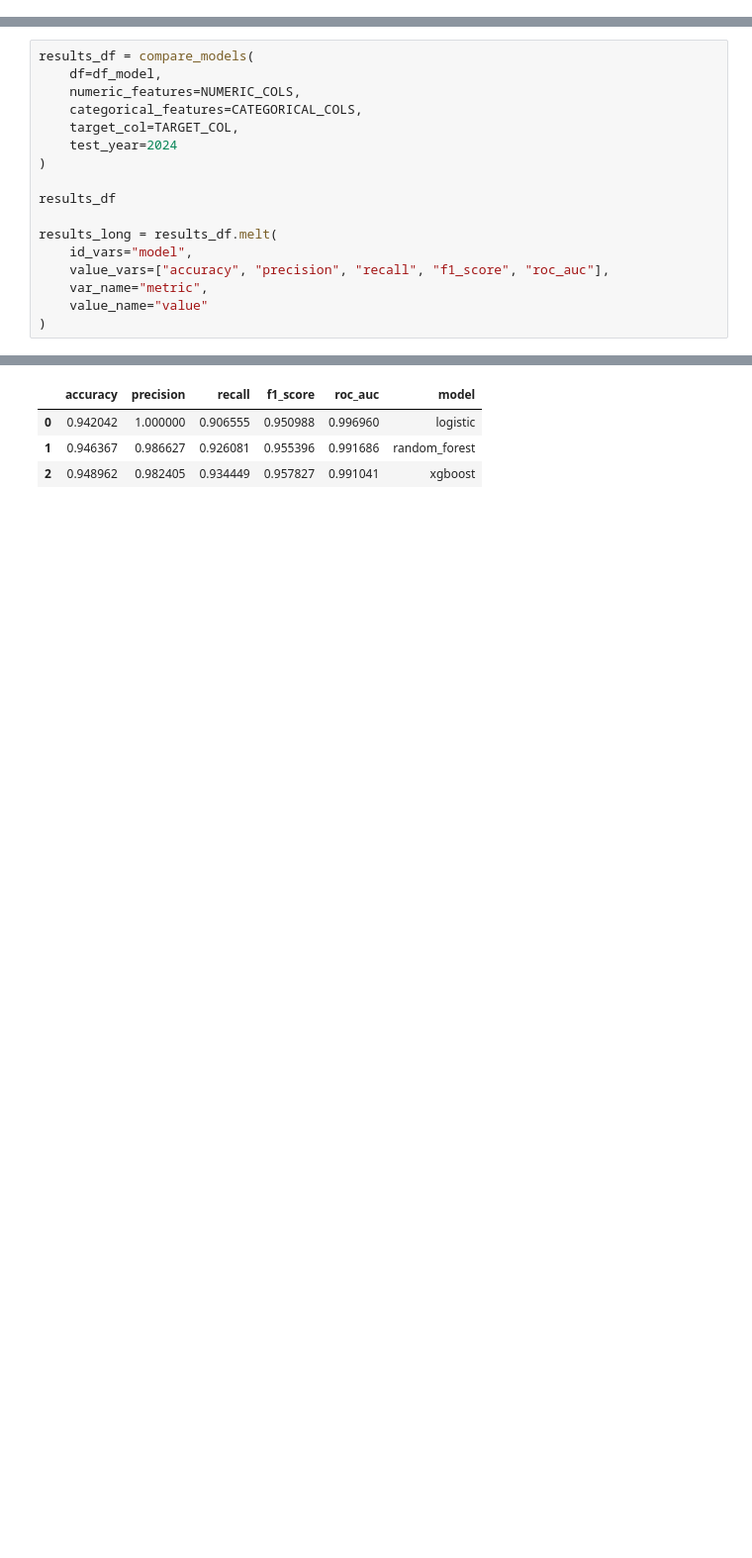
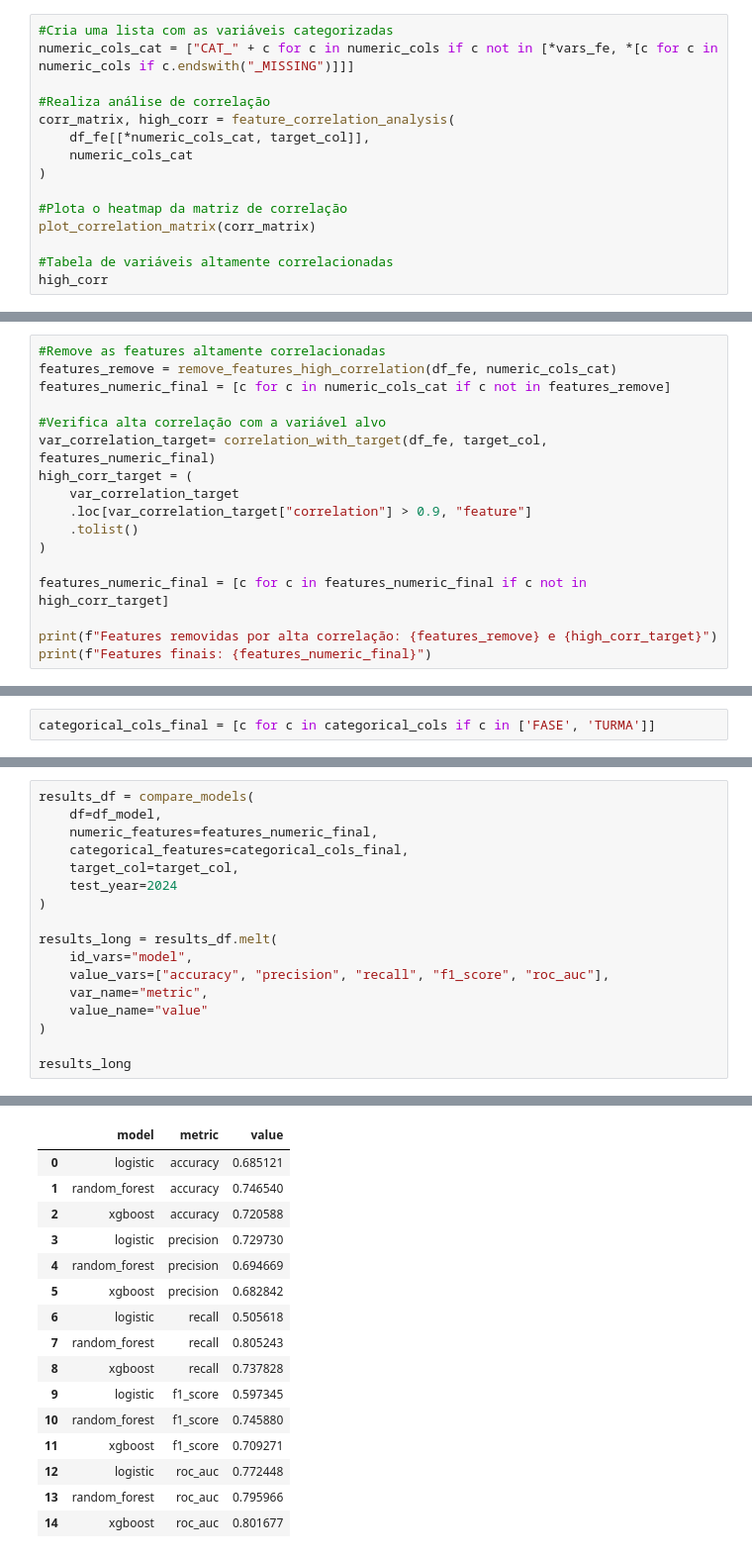
Before and after one commit to navevaik0/MLET_FASE5_DATATHON, a Jupyter notebook: notebooks/treino_modelo.ipynb, the cells around one changed output, grey strips where cells are left out. Shown at 99% size. Saved outputs shown, nothing was run; the diff lists cells and outputs as text; blank space fills up the shorter version.

Commit message:
Melhorias no modelo e estruturação do processo

```diff
--- a/notebooks/treino_modelo.ipynb
+++ b/notebooks/treino_modelo.ipynb
@@ -80,0 +109,15 @@ assert "ANO_BASE" in df_fe.columns
+# %%
+#Cria uma lista com as variáveis categorizadas
+numeric_cols_cat = ["CAT_" + c for c in numeric_cols if c not in [*vars_fe, *[c for c in numeric_cols if c.endswith("_MISSING")]]]
+
+#Realiza análise de correlação
+corr_matrix, high_corr = feature_correlation_analysis(
+    df_fe[[*numeric_cols_cat, target_col]],
+    numeric_cols_cat
+)
+
+#Plota o heatmap da matriz de correlação
+plot_correlation_matrix(corr_matrix)
+
+#Tabela de variáveis altamente correlacionadas
+high_corr
@@ -80,0 +129,17 @@ assert "ANO_BASE" in df_fe.columns
+# %%
+#Remove as features altamente correlacionadas
+features_remove = remove_features_high_correlation(df_fe, numeric_cols_cat)
+features_numeric_final = [c for c in numeric_cols_cat if c not in features_remove]
+
+#Verifica alta correlação com a variável alvo
+var_correlation_target= correlation_with_target(df_fe, target_col, features_numeric_final)
+high_corr_target = (
+    var_correlation_target
+    .loc[var_correlation_target["correlation"] > 0.9, "feature"]
+    .tolist()
+)
+
+features_numeric_final = [c for c in features_numeric_final if c not in high_corr_target]
+
+print(f"Features removidas por alta correlação: {features_remove} e {high_corr_target}")
+print(f"Features finais: {features_numeric_final}")
@@ -80,0 +211,2 @@ assert "ANO_BASE" in df_fe.columns
+# %%
+categorical_cols_final = [c for c in categorical_cols if c in ['FASE', 'TURMA']]
@@ -114,28 +252,40 @@ report_df
 # %%
 results_df = compare_models(
     df=df_model,
-    numeric_features=NUMERIC_COLS,
-    categorical_features=CATEGORICAL_COLS,
-    target_col=TARGET_COL,
+    numeric_features=features_numeric_final,
+    categorical_features=categorical_cols_final,
+    target_col=target_col,
     test_year=2024
 )
-
-results_df
 
 results_long = results_df.melt(
     id_vars="model",
     value_vars=["accuracy", "precision", "recall", "f1_score", "roc_auc"],
     var_name="metric",
     value_name="value"
 )
+
+results_long
 # %% [output]
 Parameters: { "use_label_encoder" } are not used.
 
   bst.update(dtrain, iteration=i, fobj=obj)
-|  | accuracy | precision | recall | f1_score | roc_auc | model |
-| 0 | 0.942042 | 1.000000 | 0.906555 | 0.950988 | 0.996960 | logistic |
-| 1 | 0.946367 | 0.986627 | 0.926081 | 0.955396 | 0.991686 | random_forest |
-| 2 | 0.948962 | 0.982405 | 0.934449 | 0.957827 | 0.991041 | xgboost |
+|  | model | metric | value |
+| 0 | logistic | accuracy | 0.685121 |
+| 1 | random_forest | accuracy | 0.746540 |
+| 2 | xgboost | accuracy | 0.720588 |
+| 3 | logistic | precision | 0.729730 |
+| 4 | random_forest | precision | 0.694669 |
+| 5 | xgboost | precision | 0.682842 |
+| 6 | logistic | recall | 0.505618 |
+| 7 | random_forest | recall | 0.805243 |
+| 8 | xgboost | recall | 0.737828 |
+| 9 | logistic | f1_score | 0.597345 |
+| 10 | random_forest | f1_score | 0.745880 |
+| 11 | xgboost | f1_score | 0.709271 |
+| 12 | logistic | roc_auc | 0.772448 |
+| 13 | random_forest | roc_auc | 0.795966 |
+| 14 | xgboost | roc_auc | 0.801677 |
 # %%
 #Gráfico de comparação dos modelos por métrica
 plt.figure(figsize=(10, 5))
```
Also changed, not shown: parts of 16 cells of this notebook, 26 other files.
